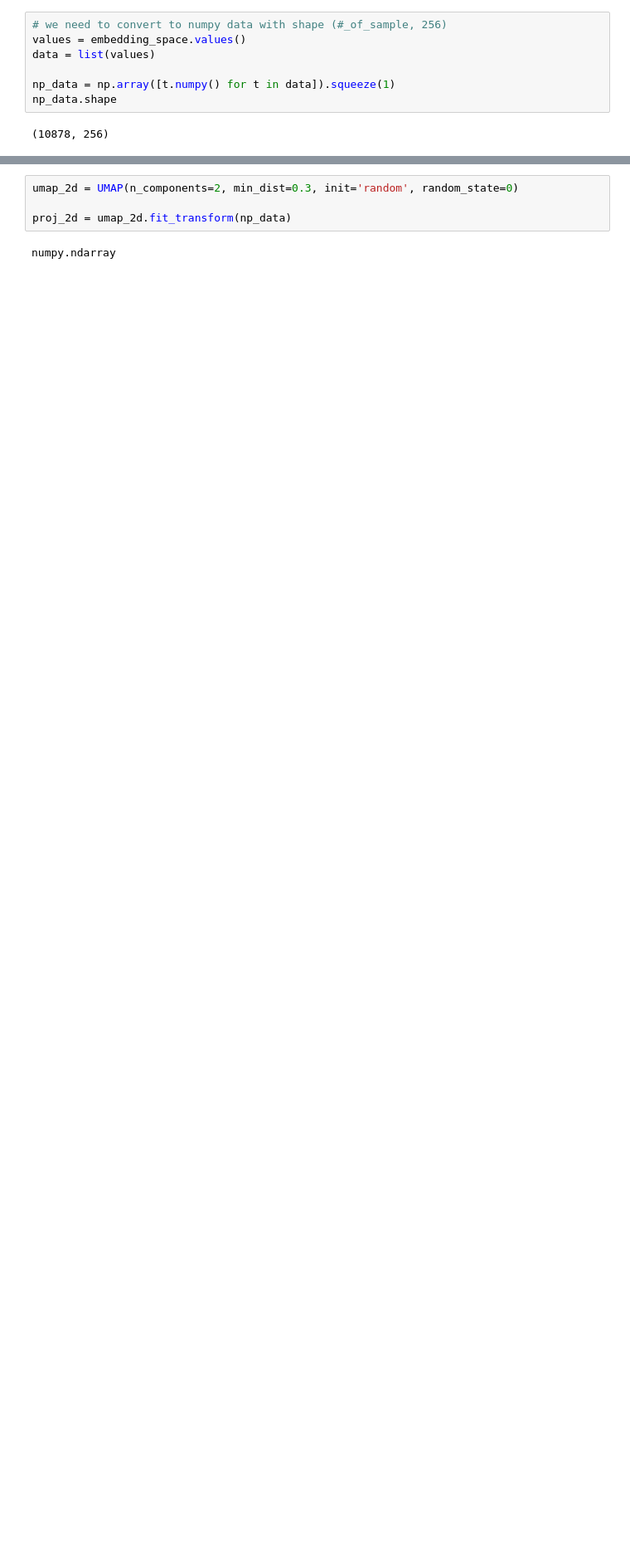
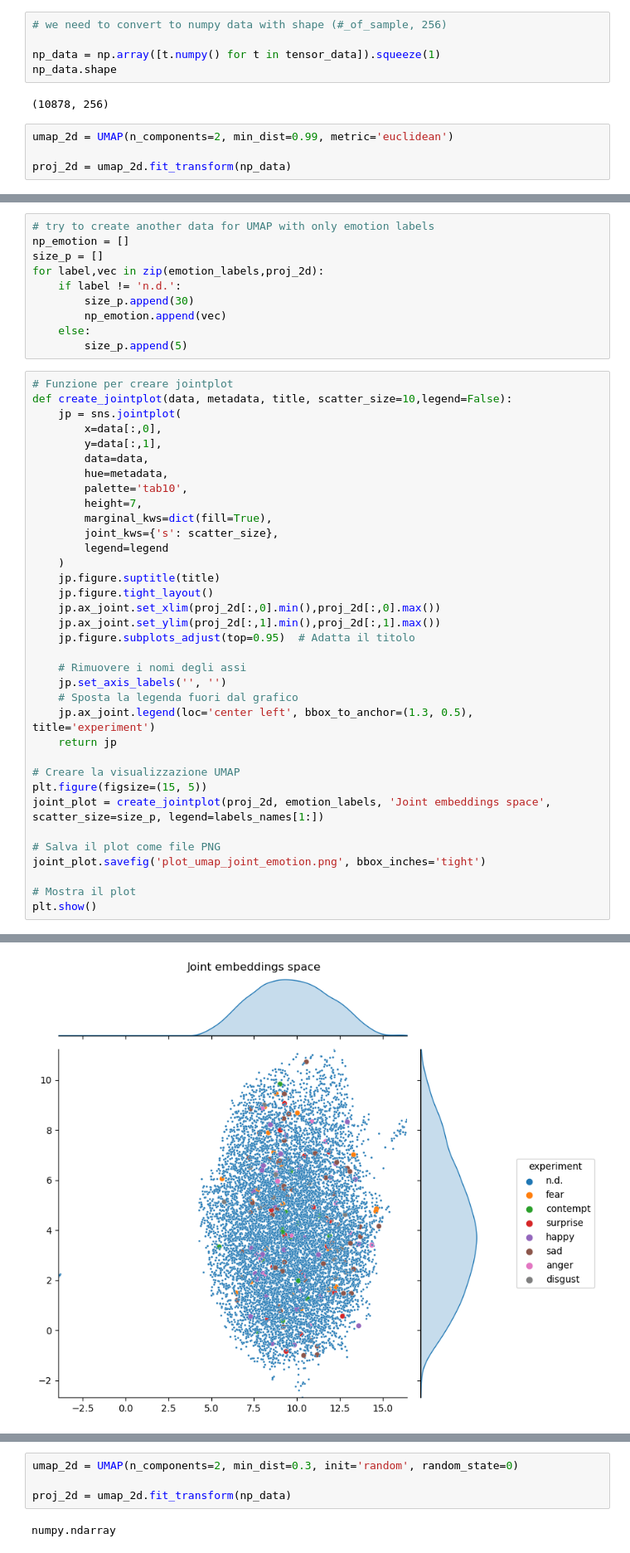
Before and after one commit to MColombari/SLR_Sentiment_Enhanced, a Jupyter notebook: notebooks/embeddings.ipynb, the cells around one changed output, grey strips where cells are left out. Shown: that part at 83% size. Drawn from its saved outputs; the diff is of its cells as text; blank space fills up the shorter version.

Commit message:
add embeddings visualization

```diff
--- a/notebooks/embeddings.ipynb
+++ b/notebooks/embeddings.ipynb
@@ -59,9 +45,11 @@ embedding_space
 # %%
 # we need to convert to numpy data with shape (#_of_sample, 256)
-values = embedding_space.values()
-data = list(values)
 
-np_data = np.array([t.numpy() for t in data]).squeeze(1)
+np_data = np.array([t.numpy() for t in tensor_data]).squeeze(1)
 np_data.shape
 # %% [output]
 (10878, 256)
+# %%
+umap_2d = UMAP(n_components=2, min_dist=0.99, metric='euclidean')
+
+proj_2d = umap_2d.fit_transform(np_data)
@@ -67,0 +87,46 @@ np_data.shape
+# %%
+# try to create another data for UMAP with only emotion labels
+np_emotion = []
+size_p = []
+for label,vec in zip(emotion_labels,proj_2d):
+    if label != 'n.d.':
+        size_p.append(30)
+        np_emotion.append(vec)
+    else:
+        size_p.append(5)
+# %%
+# Funzione per creare jointplot
+def create_jointplot(data, metadata, title, scatter_size=10,legend=False):
+    jp = sns.jointplot(
+        x=data[:,0],
+        y=data[:,1],
+        data=data,
+        hue=metadata,
+        palette='tab10',
+        height=7,
+        marginal_kws=dict(fill=True),
+        joint_kws={'s': scatter_size},
+        legend=legend
+    )
+    jp.figure.suptitle(title)
+    jp.figure.tight_layout()
+    jp.ax_joint.set_xlim(proj_2d[:,0].min(),proj_2d[:,0].max())
+    jp.ax_joint.set_ylim(proj_2d[:,1].min(),proj_2d[:,1].max())
+    jp.figure.subplots_adjust(top=0.95)  # Adatta il titolo
+
+    # Rimuovere i nomi degli assi
+    jp.set_axis_labels('', '')
+    # Sposta la legenda fuori dal grafico
+    jp.ax_joint.legend(loc='center left', bbox_to_anchor=(1.3, 0.5), title='experiment')
+    return jp
+
+# Creare la visualizzazione UMAP
+plt.figure(figsize=(15, 5))
+joint_plot = create_jointplot(proj_2d, emotion_labels, 'Joint embeddings space', scatter_size=size_p, legend=labels_names[1:])
+
+# Salva il plot come file PNG
+joint_plot.savefig('plot_umap_joint_emotion.png', bbox_inches='tight')
+
+# Mostra il plot
+plt.show()
+# %% [output]
@@ -67,0 +134 @@ np_data.shape
+[figure, added]
```
Also changed, not shown: parts of 16 cells of this notebook, 6 other files.
